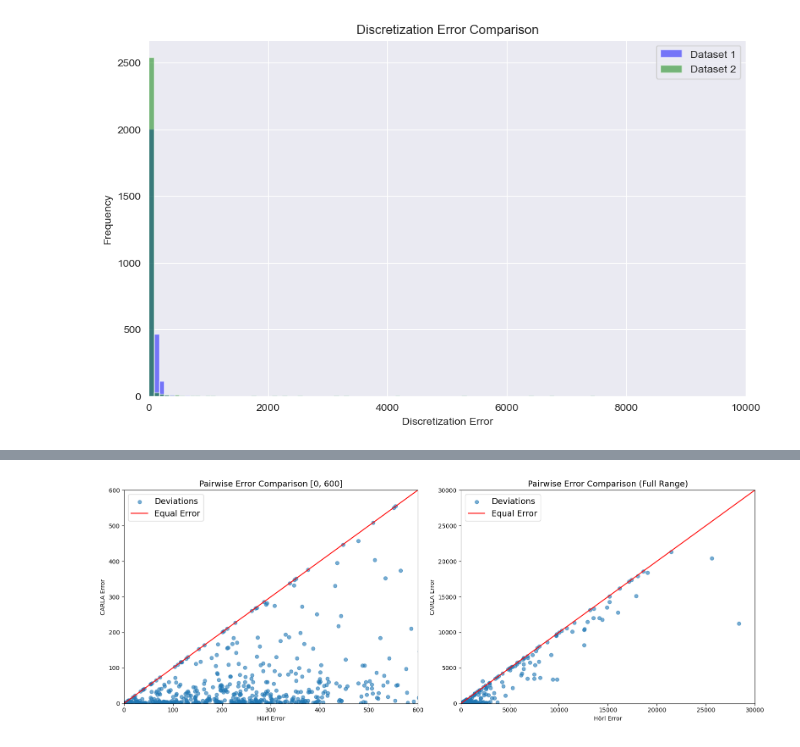
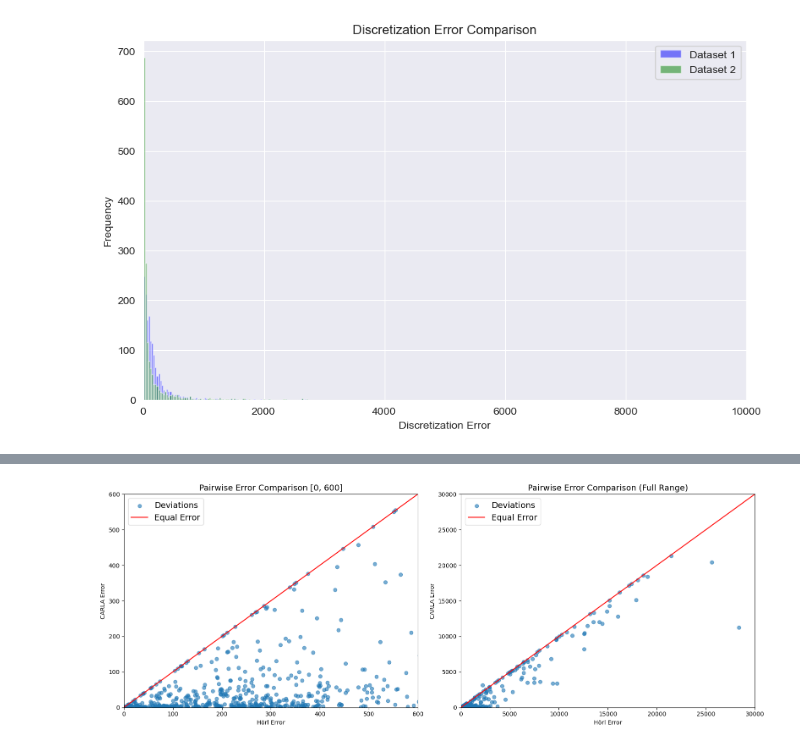
Before and after one commit to TUBS-IVS/MATSimPipeline, a Jupyter notebook: analysis/analysisnb.ipynb, the cells around one changed output, grey strips where cells are left out. Drawn from its saved outputs; the diff is of its cells as text; code cells hidden in the pictures.

Commit message:
Add cut-out shape functionality and profiling support in location assignment, add visualization functionality

```diff
--- a/analysis/analysisnb.ipynb
+++ b/analysis/analysisnb.ipynb
@@ -6,57 +6,66 @@ h = Helpers()
 from utils import column_names as s
 from analysis import analysis
 import pandas as pd
+import geopandas as gpd
 import matplotlib.pyplot as plt
-
-# Assuming the necessary functions and classes are imported from 'analysis' and 'h'
+import pandas as pd
+from shapely.geometry import Point
+def convert_to_point(x, y):
+    return Point(x, y)
 
 # First Dataset -> Hoerl
 Data1 = analysis.DataframeAnalysis()
 Data1.load_df_from_csv(
-    r'C:\Users\petre\Documents\GitHub\MATSimPipeline\output\20250401_145600\location_assignment_result_load_intermediate_hoerl.csv')
+    r'C:\Users\petre\Documents\GitHub\MATSimPipeline\output\20250603_115123\location_assignment_result_hoerl.csv')
 # Data1.load_df_from_csv(r'C:\Users\petre\Documents\GitHub\MATSimPipeline\output\20250117_165311\location_assignment_result_load_intermediate_advanced_petre_70-branches_30-min-cand-two-leg_20-min-cand-complex.csv')
-Data1.df = Data1.df[Data1.df['to_location'].notna()]
-Data1.df = Data1.df[Data1.df['from_location'].notna()]
-Data1.df['from_location'] = Data1.df['from_location'].apply(h.convert_to_point)
-Data1.df['to_location'] = Data1.df['to_location'].apply(h.convert_to_point)
+
+Data1.df = Data1.df[
+    Data1.df['from_x'].notna() & Data1.df['from_y'].notna() &
+    Data1.df['to_x'].notna() & Data1.df['to_y'].notna()
+]
+Data1.df['from_location'] = gpd.points_from_xy(Data1.df['from_x'], Data1.df['from_y'])
+Data1.df['to_location'] = gpd.points_from_xy(Data1.df['to_x'], Data1.df['to_y'])
 Data1.evaluate_distance_deviations_from_df()
 
 # Second Dataset -> Advanced Petre
 Data2 = analysis.DataframeAnalysis()
 Data2.load_df_from_csv(
-    r'C:\Users\petre\Documents\GitHub\MATSimPipeline\output\20250401_151444\location_assignment_result_load_intermediate_CARLA_70-branches_30-cand-two-leg_20-min-cand-complex.csv')
+    r'C:\Users\petre\Documents\GitHub\MATSimPipeline\output\20250603_115044\location_assignment_result_CARLA_50-branches_30-cand-two-leg_10-min-cand-complex.csv')
 #Data2.load_df_from_csv(r'C:\Users\petre\Documents\GitHub\MATSimPipeline\output\20250117_170329\location_assignment_result_load_intermediate_advanced_petre_70-branches_30-min-cand-two-leg_20-min-cand-complex.csv')
-Data2.df = Data2.df[Data2.df['to_location'].notna()]
-Data2.df = Data2.df[Data2.df['from_location'].notna()]
-Data2.df['from_location'] = Data2.df['from_location'].apply(h.convert_to_point)
-Data2.df['to_location'] = Data2.df['to_location'].apply(h.convert_to_point)
+# For Data2
+Data2.df = Data2.df[
+    Data2.df['from_x'].notna() & Data2.df['from_y'].notna() &
+    Data2.df['to_x'].notna() & Data2.df['to_y'].notna()
+]
+Data2.df['from_location'] = gpd.points_from_xy(Data2.df['from_x'], Data2.df['from_y'])
+Data2.df['to_location'] = gpd.points_from_xy(Data2.df['to_x'], Data2.df['to_y'])
 Data2.evaluate_distance_deviations_from_df()
 
 # Ensure the maximum value is limited to 1000
 # Data1.df['discretization_error'] = Data1.df['discretization_error'].clip(upper=1000)
 # Data2.df['discretization_error'] = Data2.df['discretization_error'].clip(upper=1000)
 #
 # Data1.df.to_csv(r"C:\Users\petre\Documents\GitHub\MATSimPipeline\output\Hoerl.csv")
 # Data2.df.to_csv(r"C:\Users\petre\Documents\GitHub\MATSimPipeline\output\Petre.csv")
 # # Plotting in the same plot
 plt.figure(figsize=(10, 6))
 
 # Plot histogram for Dataset 1
 Data1.df['discretization_error'].plot.hist(bins=100, alpha=0.5, color='blue', label='Dataset 1')
 
 # Plot histogram for Dataset 2
 Data2.df['discretization_error'].plot.hist(bins=100, alpha=0.5, color='green', label='Dataset 2')
 
 # Adding title and labels
 plt.title('Discretization Error Comparison')
 plt.xlabel('Discretization Error')
 plt.ylabel('Frequency')
 plt.xlim(0, 10000)
 plt.legend()
 
 plt.show()
 # %% [output]
-[figure, old version]
+[figure, new version]
 # %%
 # Sum up discretization errors for each person
 hoerl_errors = Data1.df.groupby('unique_person_id')['discretization_error'].sum().reset_index()
```
Also changed, not shown: parts of 8 cells of this notebook, 9 other files.
